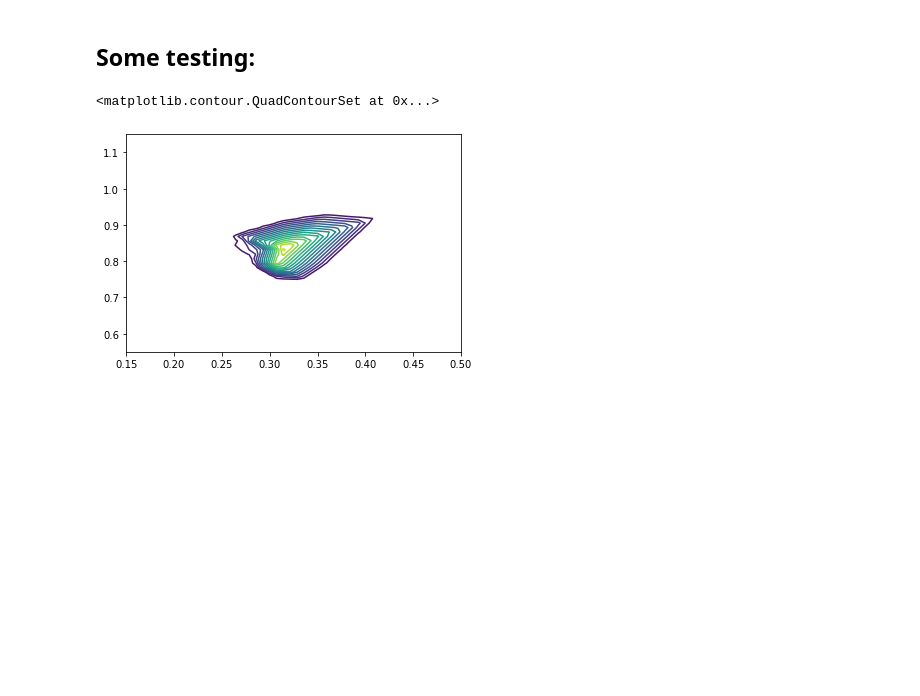
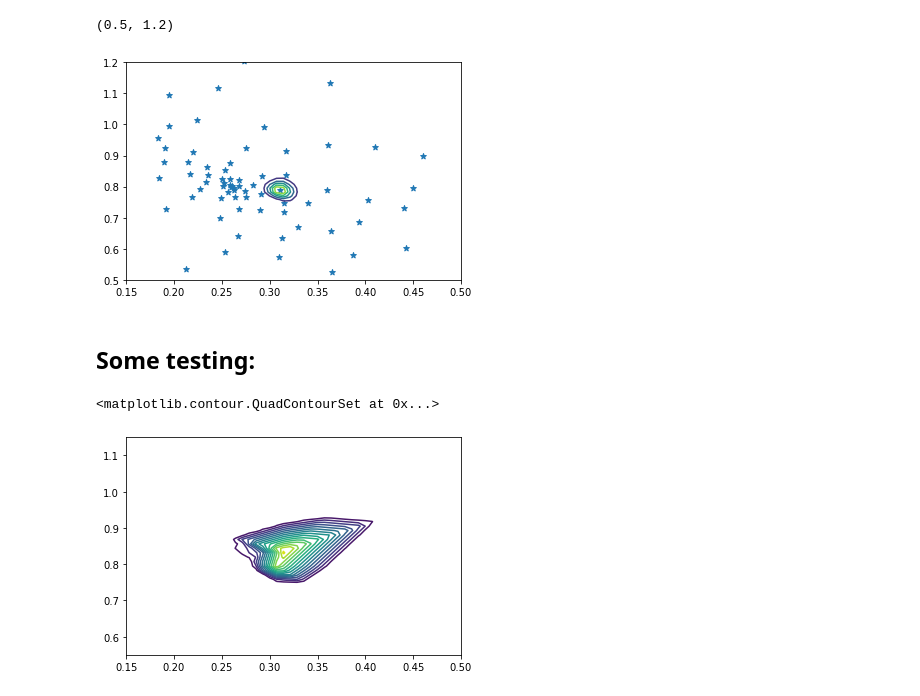
Before and after one commit to tianliwng/CNN-plus-weak-lensing, a Jupyter notebook: likelihood_CNN.ipynb, the cells around one changed output. Cells and saved outputs as stored; diff of their text form; code cells hidden in the pictures; blank space fills up the shorter version.

Commit message:
added new method and cov interpolation

```diff
--- a/likelihood_CNN.ipynb
+++ b/likelihood_CNN.ipynb
@@ -65,3 +90,37 @@ plt.contour(xi, yi, Pi, levels=15)
+# %%
+#### Another method
+
+# define inputs for griddata function calls
+points = np.array([Om_mean_list, si_mean_list]).T    # dimension: # grid pts X # axese
+
+Xi, Yi = np.array(np.meshgrid(xi, yi))
+grid = np.array([np.ndarray.flatten(Xi), np.ndarray.flatten(Yi)]).T
+# %%
+Oms_interp = griddata(points, Om_mean_list, grid, method='linear')
+sis_interp = griddata(points, si_mean_list, grid, method='linear')
+covdet_interp = griddata(points, covdet_list, grid, method='linear')
+covinv_interp = griddata(points, covinv_list, grid, method='linear')
+# %%
+# calculate the Ps from interpolated values
+means_interp = np.transpose([Oms_interp, sis_interp])
+
+
+# get the exponents in the Ps
+exponents = []
+
+for i in range(len(means_interp)):
+    vec_temp = d - means_interp[i]
+    exponents.append(-0.5*np.dot(vec_temp, np.dot(covinv_interp[i],vec_temp.T)))
+
+Ps_interp = 1.0/(covdet_interp**0.5)*np.exp(exponents)   # the prob distribution
+# %%
+plt.scatter(Om_expect_list, si_expect_list, marker='*')
+plt.contour(xi, yi, np.reshape(Ps_interp, (ngrid, ngrid)), levels=5)
+plt.xlim(0.15, 0.5)
+plt.ylim(0.5, 1.2)
+# %% [output]
+(0.5, 1.2)
+[figure, added]
 # %% [markdown]
 ## Some testing:
 # %%
```
Also changed, not shown: parts of 3 cells of this notebook.
